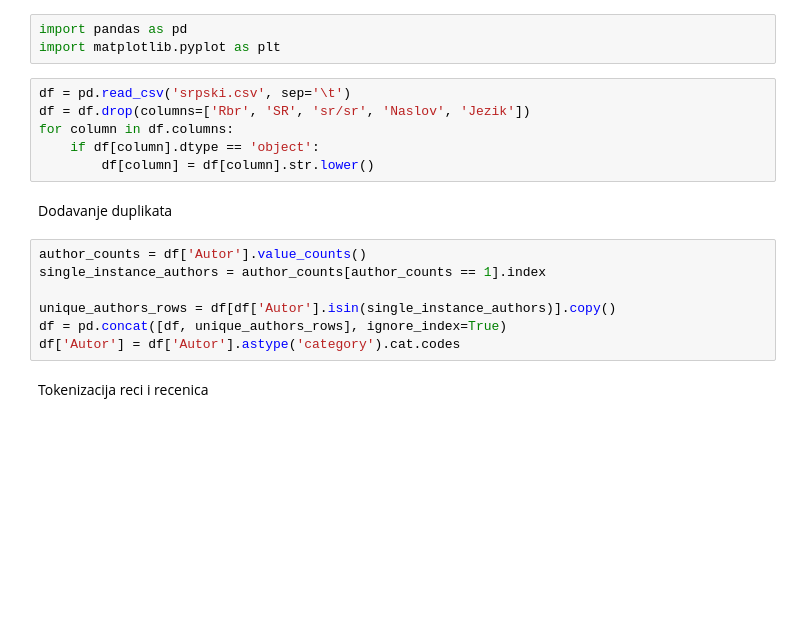
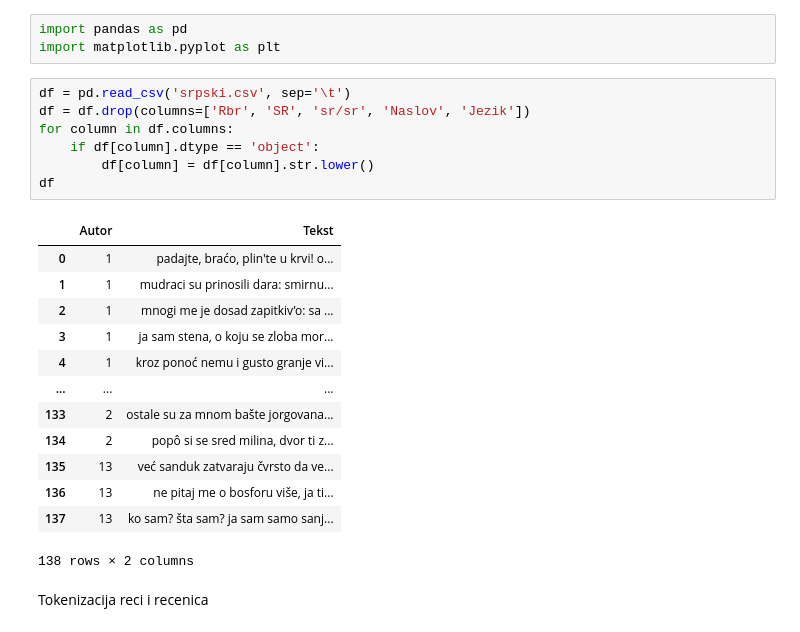
Before and after one commit to jelena3160/AutorshipAttribution, a Jupyter notebook: stilometrija.ipynb, the cells around one changed output. Cells and saved outputs as stored; diff of their text form; blank space fills up the shorter version.

```diff
--- a/stilometrija.ipynb
+++ b/stilometrija.ipynb
@@ -4,18 +4,24 @@ import matplotlib.pyplot as plt
 # %%
 df = pd.read_csv('srpski.csv', sep='\t')
 df = df.drop(columns=['Rbr', 'SR', 'sr/sr', 'Naslov', 'Jezik'])
 for column in df.columns:
     if df[column].dtype == 'object':
         df[column] = df[column].str.lower()
+df
+# %% [output]
+|  | Autor | Tekst |
+| 0 | 1 | padajte, braćo, plin'te u krvi! o... |
+| 1 | 1 | mudraci su prinosili dara: smirnu... |
+| 2 | 1 | mnogi me je dosad zapitkiv’o: sa ... |
+| 3 | 1 | ja sam stena, o koju se zloba mor... |
+| 4 | 1 | kroz ponoć nemu i gusto granje vi... |
+| ... | ... | ... |
+| 133 | 2 | ostale su za mnom bašte jorgovana... |
+| 134 | 2 | popô si se sred milina, dvor ti z... |
+| 135 | 13 | već sanduk zatvaraju čvrsto da ve... |
+| 136 | 13 | ne pitaj me o bosforu više, ja ti... |
+| 137 | 13 | ko sam? šta sam? ja sam samo sanj... |
+138 rows × 2 columns
-# %% [markdown]
-Dodavanje duplikata
-# %%
-author_counts = df['Autor'].value_counts()
-single_instance_authors = author_counts[author_counts == 1].index
-
-unique_authors_rows = df[df['Autor'].isin(single_instance_authors)].copy()
-df = pd.concat([df, unique_authors_rows], ignore_index=True)
-df['Autor'] = df['Autor'].astype('category').cat.codes
 # %% [markdown]
 Tokenizacija reci i recenica
 # %%
```
Also changed, not shown: parts of 4 cells of this notebook.
